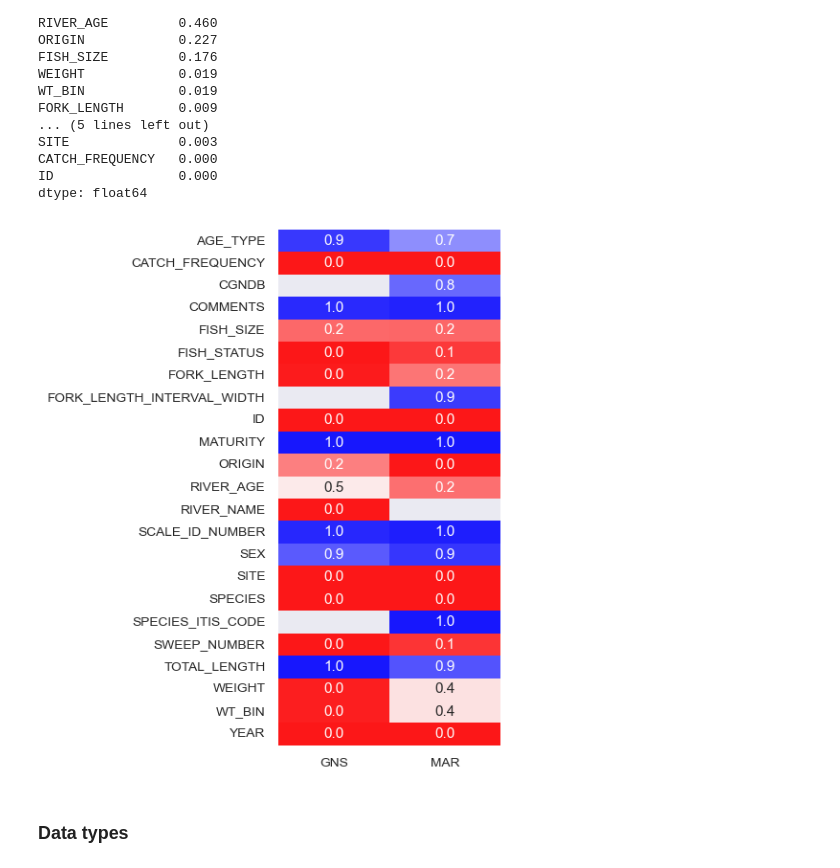
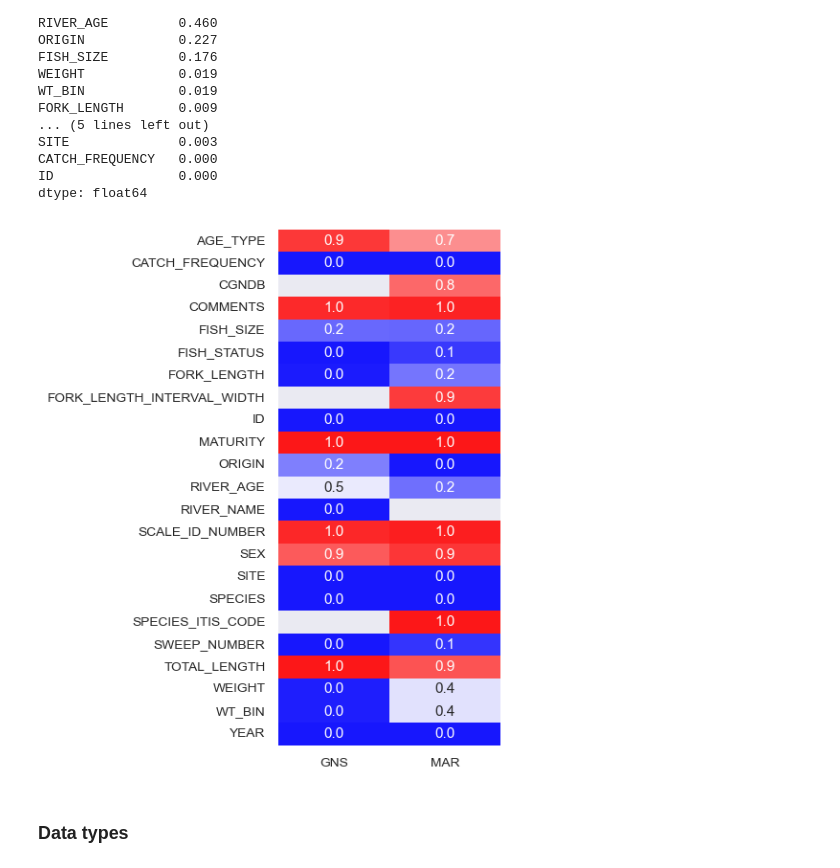
Before and after one commit to dfo-gulf-science/EFishing-EDA, a Jupyter notebook: E_Fishing_EDA.ipynb, the cells around one changed output. Drawn from its saved outputs; the diff is of its cells as text; code cells hidden in the pictures.

Commit message:
improve plotting and comparison

```diff
--- a/E_Fishing_EDA.ipynb
+++ b/E_Fishing_EDA.ipynb
@@ -271,15 +272,15 @@ dtype: float64
 # %%
 plt.figure(figsize=(3,7))
 sns.heatmap(
     pd.concat([
         pd.DataFrame((df_gns.isnull().sum() / df_gns.shape[0]).sort_values(ascending=False), columns=['GNS']),
         pd.DataFrame((df_mar.isnull().sum() / df_mar.shape[0]).sort_values(ascending=False), columns=['MAR'])
     ], axis=1).sort_index(),
-    cmap='bwr_r', annot=True, fmt='.1f', annot_kws={"fontsize":11}, cbar=False, alpha=0.9
+    cmap='bwr', annot=True, fmt='.1f', annot_kws={"fontsize":11}, cbar=False, alpha=0.9
 )
 plt.show()
 # %% [output]
-[figure, old version]
+[figure, new version]
 # %% [markdown]
 ### Data types
 # %%
```
Also changed, not shown: parts of 14 cells of this notebook.
